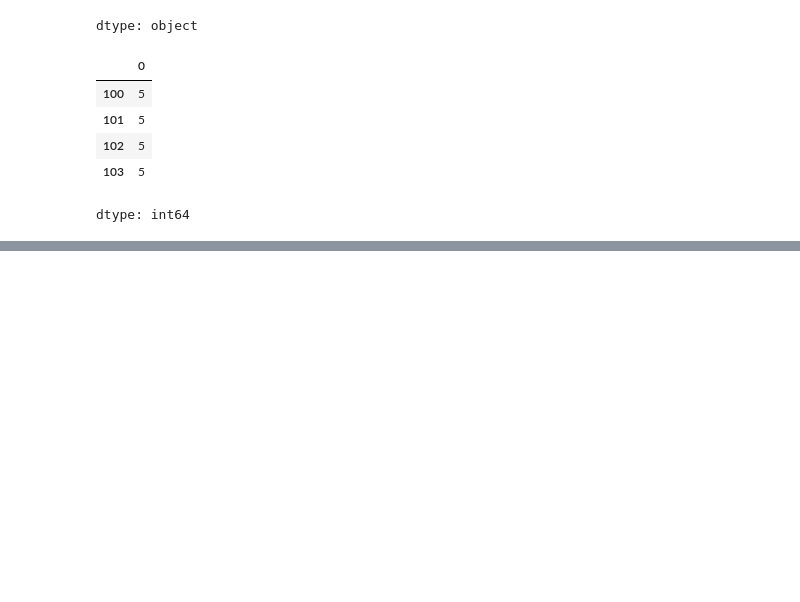
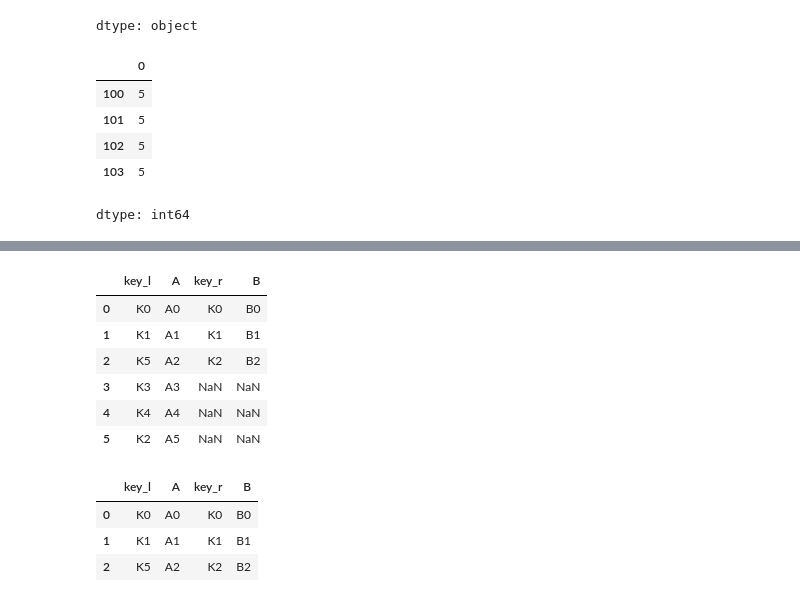
Before and after one commit to Skyy777/DAVIS, a Jupyter notebook: Pandas.ipynb, the cells around one changed output, grey strips where cells are left out. Saved outputs shown, nothing was run; the diff lists cells and outputs as text; code cells hidden in the pictures; blank space fills up the shorter version.

```diff
--- a/Pandas.ipynb
+++ b/Pandas.ipynb
@@ -188,0 +241,24 @@ dtype: int64
+# %%
+df1=pd.DataFrame({'key':['K0','K1','K5','K3','K4','K2'],
+                  'A':['A0','A1','A2','A3','A4','A5']},
+                 index=[0,1,2,3,4,5])
+df2=pd.DataFrame({'key':['K0','K1','K2'],
+                  'B':['B0','B1','B2']},
+                 index=[0,1,2])
+df1.join(df2,lsuffix='_l',rsuffix='_r')
+# %% [output]
+|  | key_l | A | key_r | B |
+| 0 | K0 | A0 | K0 | B0 |
+| 1 | K1 | A1 | K1 | B1 |
+| 2 | K5 | A2 | K2 | B2 |
+| 3 | K3 | A3 | NaN | NaN |
+| 4 | K4 | A4 | NaN | NaN |
+| 5 | K2 | A5 | NaN | NaN |
+# %%
+#inner join
+df1.join(df2,lsuffix='_l',rsuffix='_r',how='inner')
+# %% [output]
+|  | key_l | A | key_r | B |
+| 0 | K0 | A0 | K0 | B0 |
+| 1 | K1 | A1 | K1 | B1 |
+| 2 | K5 | A2 | K2 | B2 |
```
Also changed, not shown: parts of 17 cells of this notebook.
